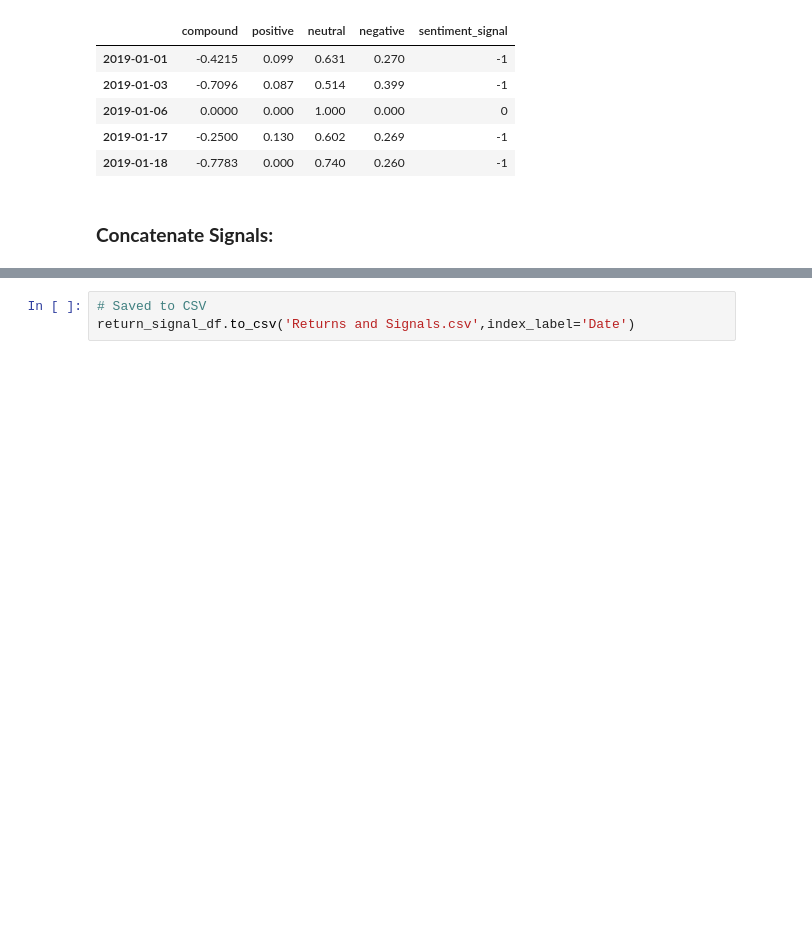
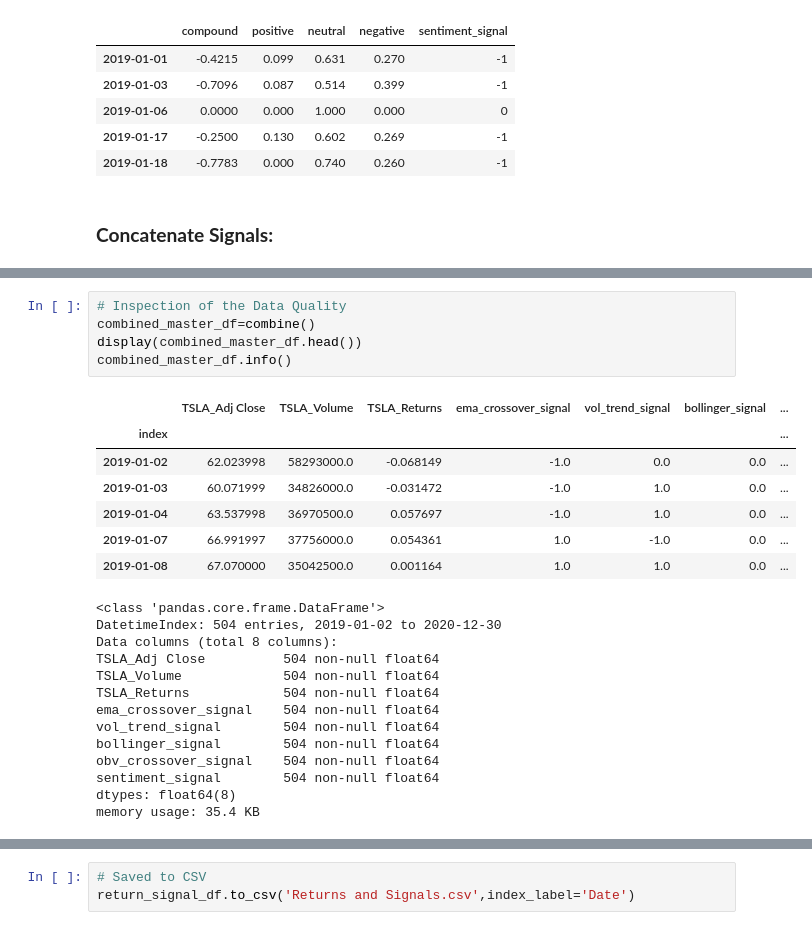
Before and after one commit to winstonpgao/Technical-Trading-Strategies-Using-Machine-Learning-and-Deep-Learning-Models, a Jupyter notebook: Project_Two_PART_1_Returns_Signals.ipynb, the cells around one changed output, grey strips where cells are left out. Saved outputs shown, nothing was run; the diff lists cells and outputs as text; blank space fills up the shorter version.

```diff
--- a/Project_Two_PART_1_Returns_Signals.ipynb
+++ b/Project_Two_PART_1_Returns_Signals.ipynb
@@ -447 +442,27 @@ dtype: int64
+# %%
+# Inspection of the Data Quality
+combined_master_df=combine()
+display(combined_master_df.head())
+combined_master_df.info()
+# %% [output]
+|  | TSLA_Adj Close | TSLA_Volume | TSLA_Returns | ema_crossover_signal | vol_trend_signal | bollinger_signal | ... |
+| index |  |  |  |  |  |  | ... |
+| 2019-01-02 | 62.023998 | 58293000.0 | -0.068149 | -1.0 | 0.0 | 0.0 | ... |
+| 2019-01-03 | 60.071999 | 34826000.0 | -0.031472 | -1.0 | 1.0 | 0.0 | ... |
+| 2019-01-04 | 63.537998 | 36970500.0 | 0.057697 | -1.0 | 1.0 | 0.0 | ... |
+| 2019-01-07 | 66.991997 | 37756000.0 | 0.054361 | 1.0 | -1.0 | 0.0 | ... |
+| 2019-01-08 | 67.070000 | 35042500.0 | 0.001164 | 1.0 | 1.0 | 0.0 | ... |
+<class 'pandas.core.frame.DataFrame'>
+DatetimeIndex: 504 entries, 2019-01-02 to 2020-12-30
+Data columns (total 8 columns):
+TSLA_Adj Close          504 non-null float64
+TSLA_Volume             504 non-null float64
+TSLA_Returns            504 non-null float64
+ema_crossover_signal    504 non-null float64
+vol_trend_signal        504 non-null float64
+bollinger_signal        504 non-null float64
+obv_crossover_signal    504 non-null float64
+sentiment_signal        504 non-null float64
+dtypes: float64(8)
+memory usage: 35.4 KB
 # %% [markdown]
```
Also changed, not shown: parts of 9 cells of this notebook, 2 other files.
